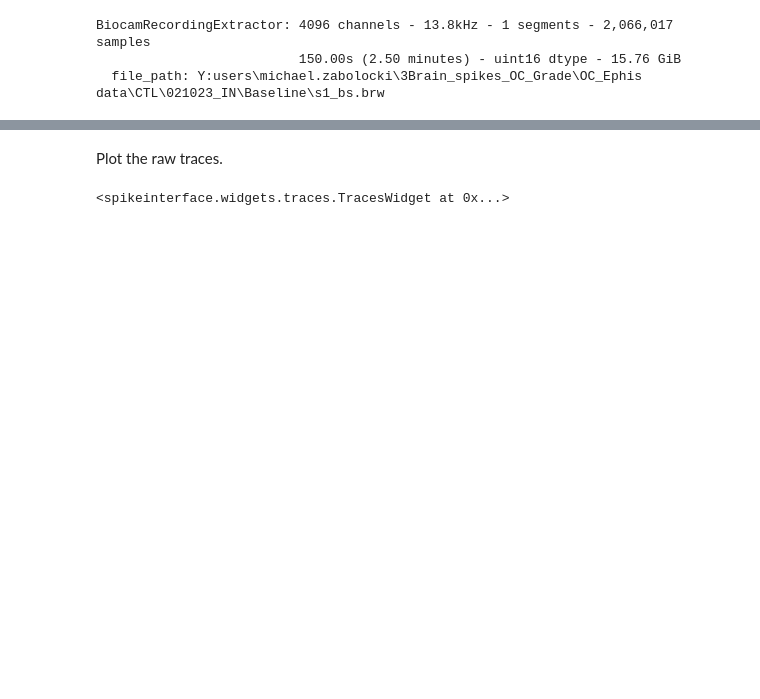
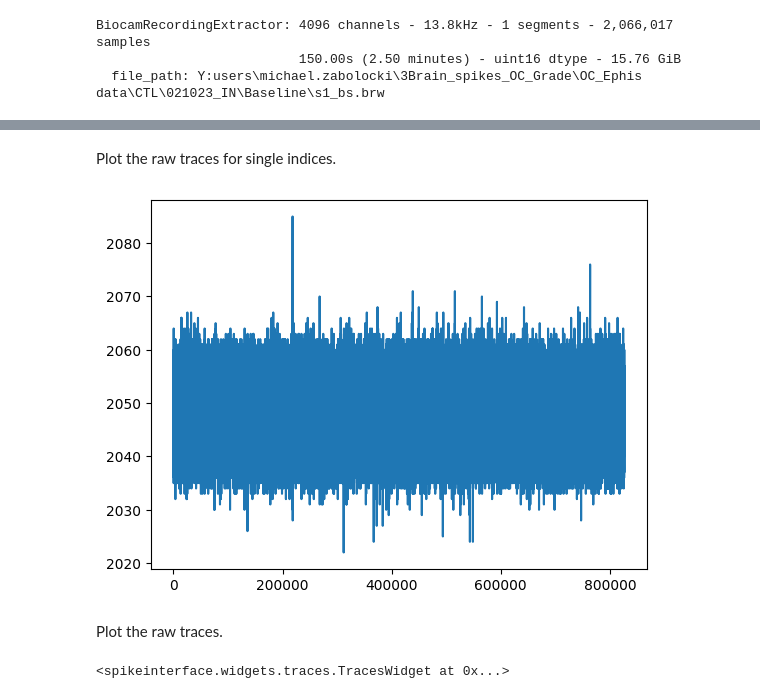
Before and after one commit to mzabolocki/3brain_gradelab, a Jupyter notebook: ssort_brw_demo.ipynb, the cells around one changed output, grey strips where cells are left out. Drawn from its saved outputs; the diff is of its cells as text; code cells hidden in the pictures; blank space fills up the shorter version.

```diff
--- a/ssort_brw_demo.ipynb
+++ b/ssort_brw_demo.ipynb
@@ -35,3 +50,10 @@ BiocamRecordingExtractor: 4096 channels - 13.8kHz - 1 segments - 2,066,017 sampl
+# %% [markdown]
+Plot the raw traces for single indices.
+# %%
+plt.plot(raw_voltages[:, 2])
+plt.show()
+# %% [output]
+[figure, added]
 # %% [markdown]
 Plot the raw traces.
 # %%
```
Also changed, not shown: parts of 12 cells of this notebook.
